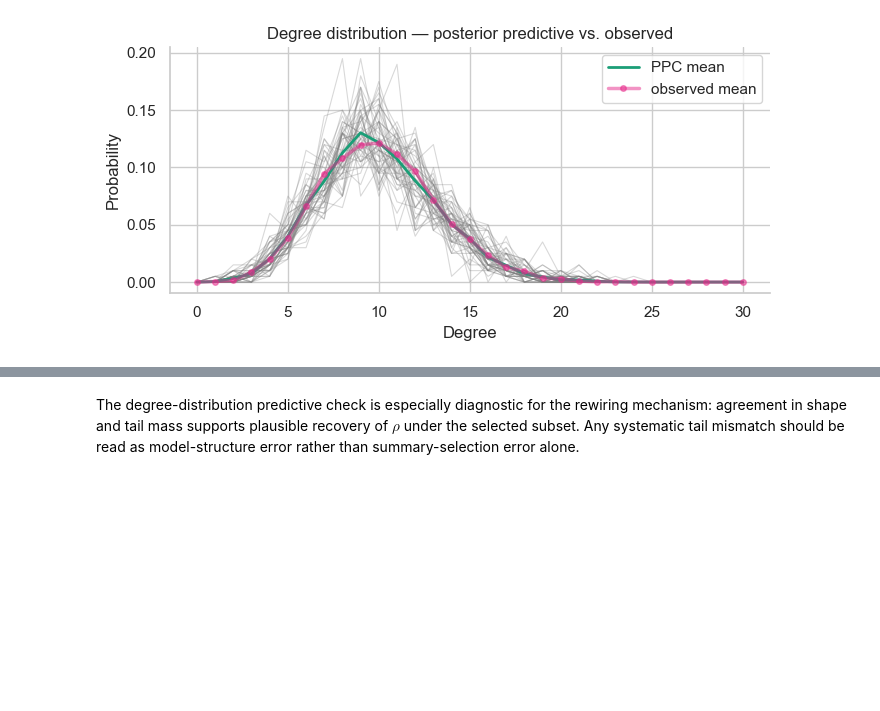
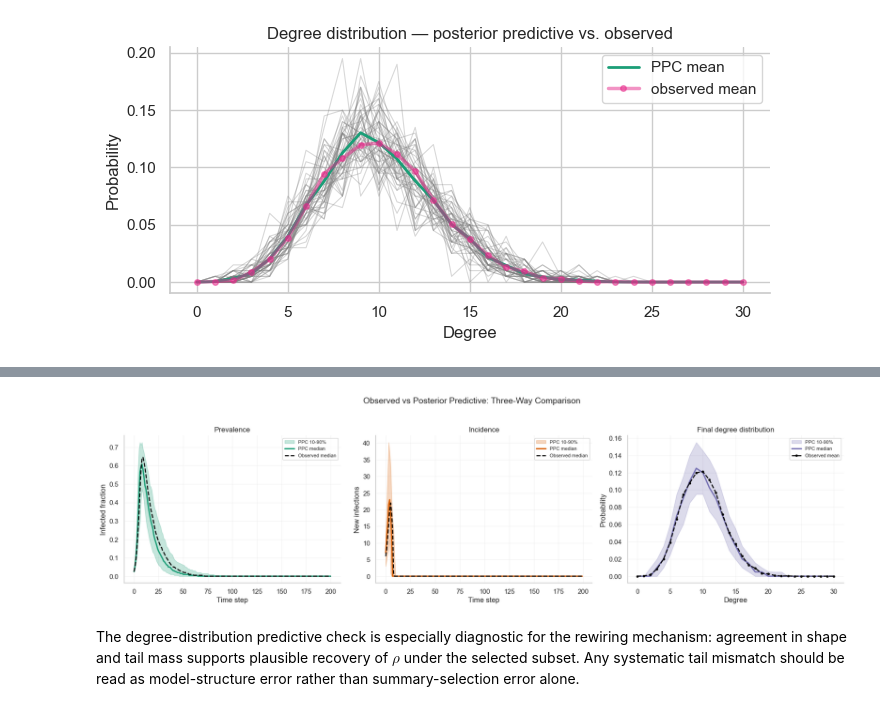
Before and after one commit to zyyy22/ST3247-Project, a Jupyter notebook: ST3247_ABC_v2.ipynb, the cells around one changed output, grey strips where cells are left out. Cells and saved outputs as stored; diff of their text form; code cells hidden in the pictures; blank space fills up the shorter version.

Commit message:
added some graphs

```diff
--- a/ST3247_ABC_v2.ipynb
+++ b/ST3247_ABC_v2.ipynb
@@ -1176,2 +1180,85 @@ plt.show()
+# %%
+# Build comparison diagrams for observed vs posterior predictive outputs
+if "ppc_prev" not in globals() or "ppc_inc" not in globals() or "ppc_deg" not in globals():
+    rng_eval = np.random.default_rng(321)
+    n_eval = min(100, len(accepted_final))
+    eval_idx = rng_eval.choice(len(accepted_final), size=n_eval, replace=False)
+
+    ppc_prev = []
+    ppc_inc = []
+    ppc_deg = []
+    for pid in eval_idx:
+        beta_k, gamma_k, rho_k = accepted_final[pid]
+        inf_k, _, deg_k = simulate(beta=beta_k, gamma=gamma_k, rho=rho_k, rng=rng_eval)
+        ppc_prev.append(inf_k)
+        ppc_inc.append(prevalence_to_incidence(inf_k))
+        ppc_deg.append(deg_k / deg_k.sum())
+
+    ppc_prev = np.asarray(ppc_prev, dtype=float)
+    ppc_inc = np.asarray(ppc_inc, dtype=float)
+    ppc_deg = np.asarray(ppc_deg, dtype=float)
+
+# Quantiles for PPC envelopes
+ppc_prev_lo = np.quantile(ppc_prev, 0.10, axis=0)
+ppc_prev_med = np.quantile(ppc_prev, 0.50, axis=0)
+ppc_prev_hi = np.quantile(ppc_prev, 0.90, axis=0)
+
+ppc_inc_lo = np.quantile(ppc_inc, 0.10, axis=0)
+ppc_inc_med = np.quantile(ppc_inc, 0.50, axis=0)
+ppc_inc_hi = np.quantile(ppc_inc, 0.90, axis=0)
+
+ppc_deg_lo = np.quantile(ppc_deg, 0.10, axis=0)
+ppc_deg_med = np.quantile(ppc_deg, 0.50, axis=0)
+ppc_deg_hi = np.quantile(ppc_deg, 0.90, axis=0)
+
+obs_prev_med = inf_med.values
+obs_inc_med = inc_med
+obs_deg = obs_deg_prob.values
+
+# 1x3 comparison layout
+fig, axes = plt.subplots(1, 3, figsize=(17.5, 4.8))
+
+# (A) Prevalence comparison
+ax = axes[0]
+t_prev = np.arange(len(obs_prev_med))
+ax.fill_between(t_prev, ppc_prev_lo, ppc_prev_hi, color=PALETTE[0], alpha=0.25, label="PPC 10-90%")
+ax.plot(t_prev, ppc_prev_med, color=PALETTE[0], lw=2.2, label="PPC median")
+ax.plot(t_prev, obs_prev_med, color="black", lw=1.8, ls="--", label="Observed median")
+ax.set_title("Prevalence")
+ax.set_xlabel("Time step")
+ax.set_ylabel("Infected fraction")
+ax.legend(fontsize=8)
+ax.grid(alpha=0.2)
+
+# (B) Incidence comparison
+ax = axes[1]
+t_inc_local = np.arange(len(obs_inc_med))
+ax.fill_between(t_inc_local, ppc_inc_lo, ppc_inc_hi, color=PALETTE[1], alpha=0.25, label="PPC 10-90%")
+ax.plot(t_inc_local, ppc_inc_med, color=PALETTE[1], lw=2.2, label="PPC median")
+ax.plot(t_inc_local, obs_inc_med, color="black", lw=1.8, ls="--", label="Observed median")
+ax.set_title("Incidence")
+ax.set_xlabel("Time step")
+ax.set_ylabel("New infections")
+ax.legend(fontsize=8)
+ax.grid(alpha=0.2)
+
+# (C) Degree distribution comparison
+ax = axes[2]
+deg_x = np.arange(len(obs_deg))
+ax.fill_between(deg_x, ppc_deg_lo, ppc_deg_hi, color=PALETTE[2], alpha=0.25, label="PPC 10-90%")
+ax.plot(deg_x, ppc_deg_med, color=PALETTE[2], lw=2.2, label="PPC median")
+ax.plot(deg_x, obs_deg, color="black", lw=1.8, marker="o", ms=3, ls="--", label="Observed mean")
+ax.set_title("Final degree distribution")
+ax.set_xlabel("Degree")
+ax.set_ylabel("Probability")
+ax.legend(fontsize=8)
+ax.grid(alpha=0.2)
+
+plt.suptitle("Observed vs Posterior Predictive: Three-Way Comparison", y=1.03, fontsize=14)
+sns.despine()
+plt.tight_layout()
+plt.show()
+# %% [output]
+[figure, added]
 # %% [markdown]
 The degree-distribution predictive check is especially diagnostic for the rewiring mechanism: agreement in shape and tail mass supports plausible recovery of $\rho$ under the selected subset. Any systematic tail mismatch should be read as model-structure error rather than summary-selection error alone.
```
Also changed, not shown: parts of 4 cells of this notebook.
